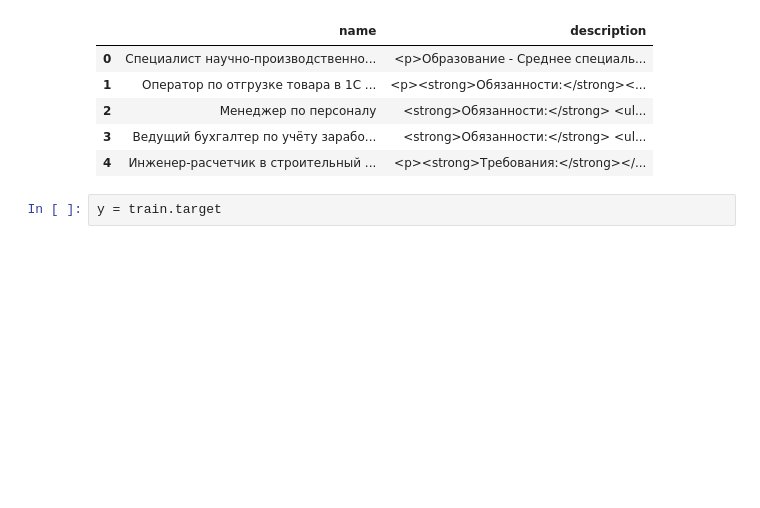
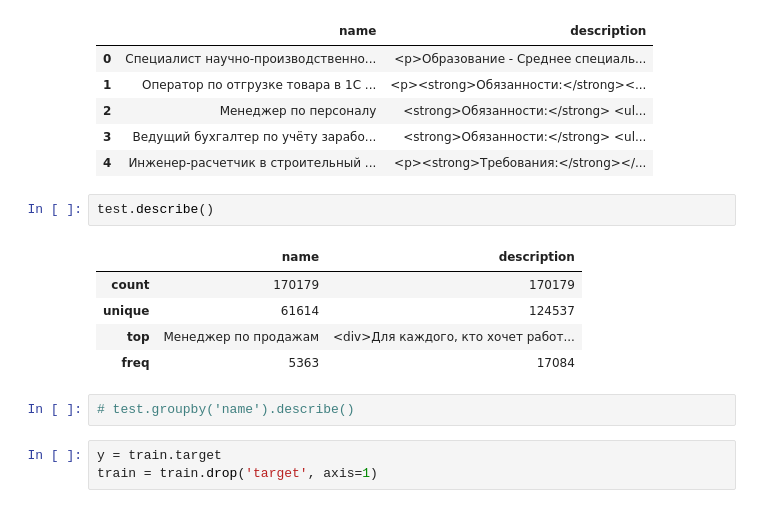
Before and after one commit to vaimr/sfml, a Jupyter notebook: hw_06/hw_06.ipynb, the cells around one changed output. Saved outputs shown, nothing was run; the diff lists cells and outputs as text; blank space fills up the shorter version.

```diff
--- a/hw_06/hw_06.ipynb
+++ b/hw_06/hw_06.ipynb
@@ -43,5 +55,16 @@ other.head()
 | 2 | Менеджер по персоналу | <strong>Обязанности:</strong> <ul... |
 | 3 | Ведущий бухгалтер по учёту зарабо... | <strong>Обязанности:</strong> <ul... |
 | 4 | Инженер-расчетчик в строительный ... | <p><strong>Требования:</strong></... |
+# %%
+test.describe()
+# %% [output]
+|  | name | description |
+| count | 170179 | 170179 |
+| unique | 61614 | 124537 |
+| top | Менеджер по продажам | <div>Для каждого, кто хочет работ... |
+| freq | 5363 | 17084 |
+# %%
+# test.groupby('name').describe()
 # %%
 y = train.target
+train = train.drop('target', axis=1)
```
Also changed, not shown: parts of 17 cells of this notebook.
